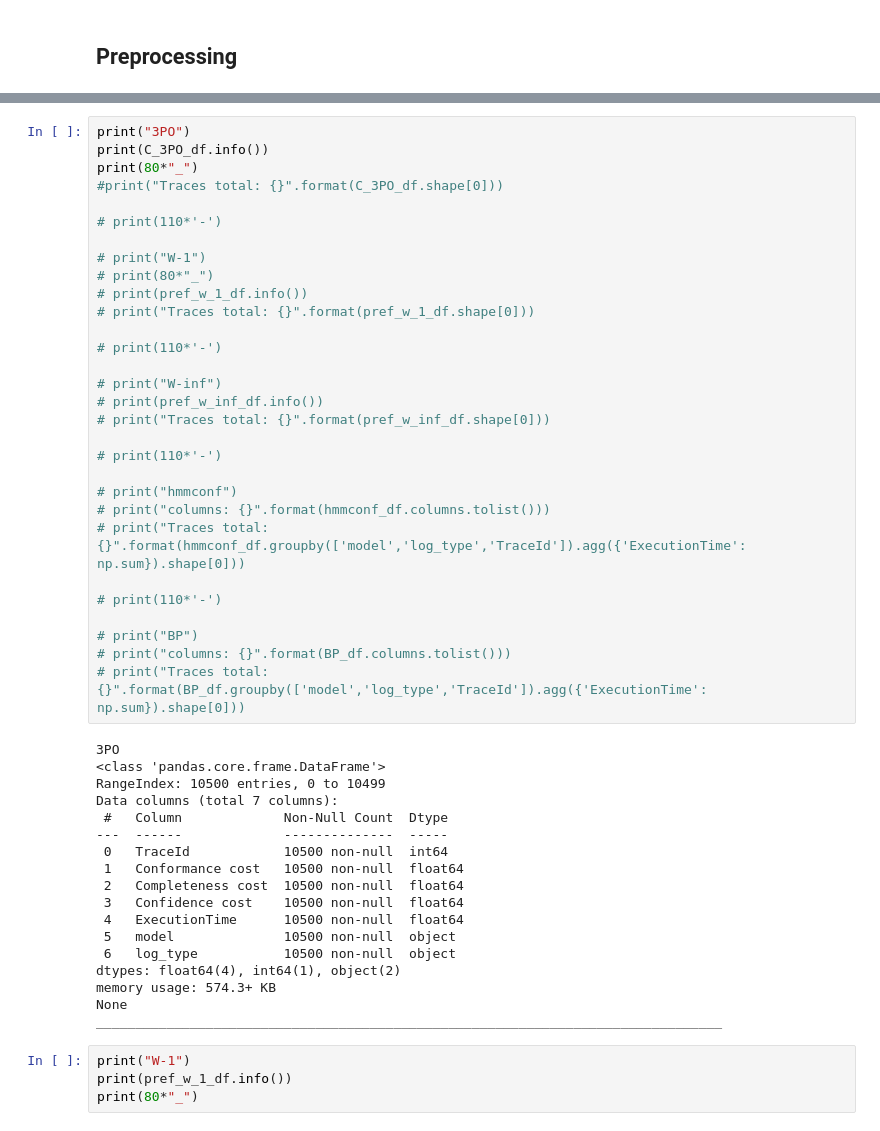
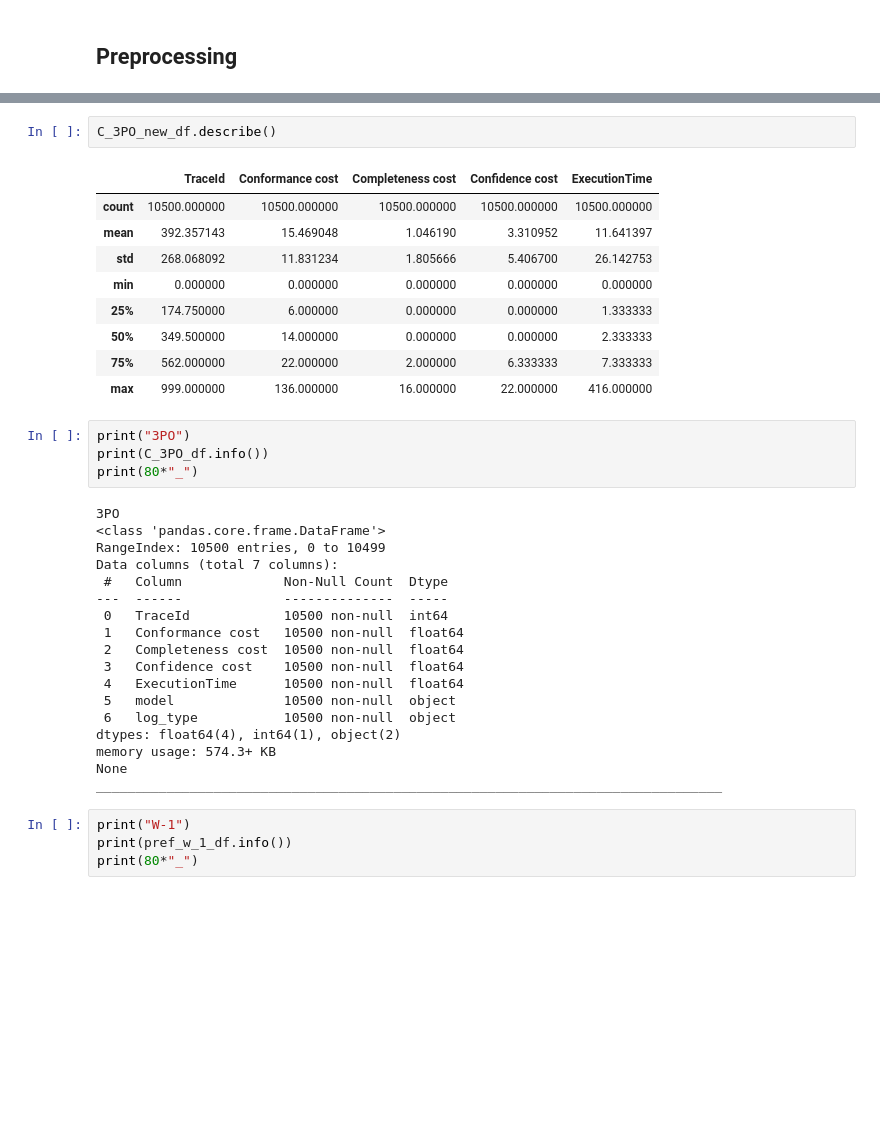
Before and after one commit to MaxTNielsen/ConformanceCheckingUsingTries, a Jupyter notebook: Jupyter/comparative_analysis.ipynb, the cells around one changed output, grey strips where cells are left out. Cells and saved outputs as stored; diff of their text form; blank space fills up the shorter version.

```diff
--- a/Jupyter/comparative_analysis.ipynb
+++ b/Jupyter/comparative_analysis.ipynb
@@ -61,33 +77,19 @@ with io.capture_output() as captured:
+# %%
+C_3PO_new_df.describe()
+# %% [output]
+|  | TraceId | Conformance cost | Completeness cost | Confidence cost | ExecutionTime |
+| count | 10500.000000 | 10500.000000 | 10500.000000 | 10500.000000 | 10500.000000 |
+| mean | 392.357143 | 15.469048 | 1.046190 | 3.310952 | 11.641397 |
+| std | 268.068092 | 11.831234 | 1.805666 | 5.406700 | 26.142753 |
+| min | 0.000000 | 0.000000 | 0.000000 | 0.000000 | 0.000000 |
+| 25% | 174.750000 | 6.000000 | 0.000000 | 0.000000 | 1.333333 |
+| 50% | 349.500000 | 14.000000 | 0.000000 | 0.000000 | 2.333333 |
+| 75% | 562.000000 | 22.000000 | 2.000000 | 6.333333 | 7.333333 |
+| max | 999.000000 | 136.000000 | 16.000000 | 22.000000 | 416.000000 |
 # %%
 print("3PO")
 print(C_3PO_df.info())
 print(80*"_")
-#print("Traces total: {}".format(C_3PO_df.shape[0]))
-
-# print(110*'-')
-
-# print("W-1")
-# print(80*"_")
-# print(pref_w_1_df.info())
-# print("Traces total: {}".format(pref_w_1_df.shape[0]))
-
-# print(110*'-')
-
-# print("W-inf")
-# print(pref_w_inf_df.info())
-# print("Traces total: {}".format(pref_w_inf_df.shape[0]))
-
-# print(110*'-')
-
-# print("hmmconf")
-# print("columns: {}".format(hmmconf_df.columns.tolist()))
-# print("Traces total: {}".format(hmmconf_df.groupby(['model','log_type','TraceId']).agg({'ExecutionTime': np.sum}).shape[0]))
-
-# print(110*'-')
-
-# print("BP")
-# print("columns: {}".format(BP_df.columns.tolist()))
-# print("Traces total: {}".format(BP_df.groupby(['model','log_type','TraceId']).agg({'ExecutionTime': np.sum}).shape[0]))
 # %% [output]
 3PO
 <class 'pandas.core.frame.DataFrame'>
```
Also changed, not shown: parts of 8 cells of this notebook, 3 other files.
